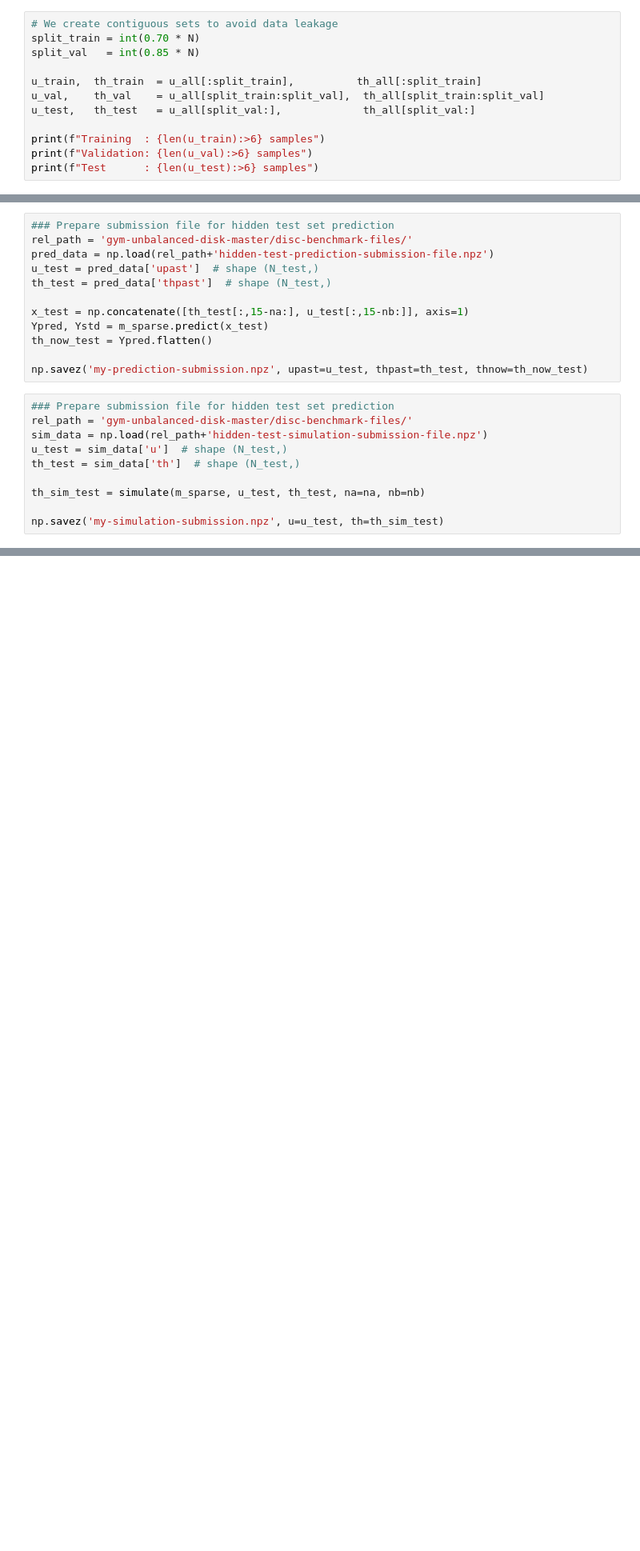
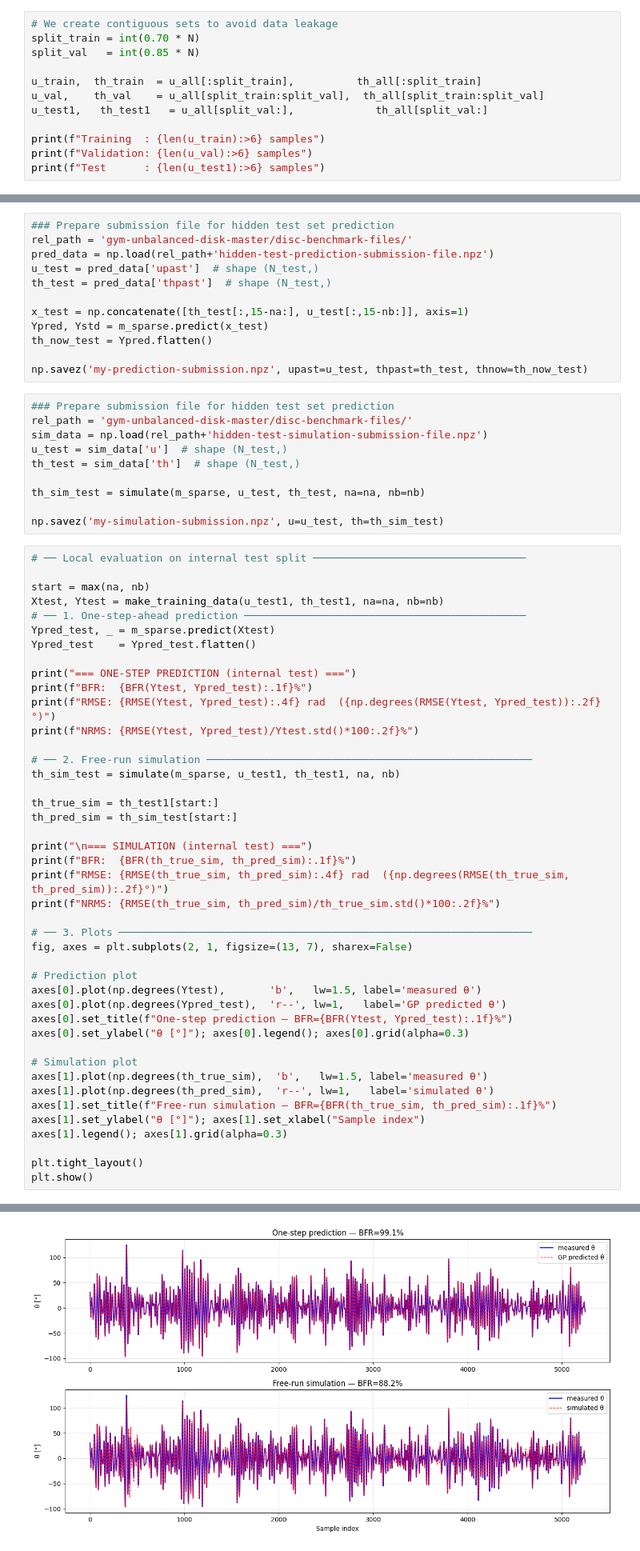
Before and after one commit to SpyrosAnog/ML-for-control-systems-Pendulum, a Jupyter notebook: GaussianProcess.ipynb, the cells around one changed output, grey strips where cells are left out. Shown at 80% size. Drawn from its saved outputs; the diff is of its cells as text; blank space fills up the shorter version.

```diff
--- a/GaussianProcess.ipynb
+++ b/GaussianProcess.ipynb
@@ -22,11 +22,11 @@ split_val   = int(0.85 * N)
 
 u_train,  th_train  = u_all[:split_train],          th_all[:split_train]
 u_val,    th_val    = u_all[split_train:split_val],  th_all[split_train:split_val]
-u_test,   th_test   = u_all[split_val:],             th_all[split_val:]
+u_test1,   th_test1   = u_all[split_val:],             th_all[split_val:]
 
 print(f"Training  : {len(u_train):>6} samples")
 print(f"Validation: {len(u_val):>6} samples")
-print(f"Test      : {len(u_test):>6} samples")
+print(f"Test      : {len(u_test1):>6} samples")
 # %% [output]
 Training  :  24500 samples
 Validation:   5250 samples
@@ -523,3 +523,47 @@ th_test = sim_data['th']  # shape (N_test,)
 th_sim_test = simulate(m_sparse, u_test, th_test, na=na, nb=nb)
 
 np.savez('my-simulation-submission.npz', u=u_test, th=th_sim_test)
+# %%
+# ── Local evaluation on internal test split ──────────────────────────────────
+
+start = max(na, nb)
+Xtest, Ytest = make_training_data(u_test1, th_test1, na=na, nb=nb)
+# ── 1. One-step-ahead prediction ─────────────────────────────────────────────
+Ypred_test, _ = m_sparse.predict(Xtest)
+Ypred_test    = Ypred_test.flatten()
+
+print("=== ONE-STEP PREDICTION (internal test) ===")
+print(f"BFR:  {BFR(Ytest, Ypred_test):.1f}%")
+print(f"RMSE: {RMSE(Ytest, Ypred_test):.4f} rad  ({np.degrees(RMSE(Ytest, Ypred_test)):.2f}°)")
+print(f"NRMS: {RMSE(Ytest, Ypred_test)/Ytest.std()*100:.2f}%")
+
+# ── 2. Free-run simulation ────────────────────────────────────────────────────
+th_sim_test = simulate(m_sparse, u_test1, th_test1, na, nb)
+
+th_true_sim = th_test1[start:]
+th_pred_sim = th_sim_test[start:]
+
+print("\n=== SIMULATION (internal test) ===")
+print(f"BFR:  {BFR(th_true_sim, th_pred_sim):.1f}%")
+print(f"RMSE: {RMSE(th_true_sim, th_pred_sim):.4f} rad  ({np.degrees(RMSE(th_true_sim, th_pred_sim)):.2f}°)")
+print(f"NRMS: {RMSE(th_true_sim, th_pred_sim)/th_true_sim.std()*100:.2f}%")
+
+# ── 3. Plots ──────────────────────────────────────────────────────────────────
+fig, axes = plt.subplots(2, 1, figsize=(13, 7), sharex=False)
+
+# Prediction plot
+axes[0].plot(np.degrees(Ytest),       'b',   lw=1.5, label='measured θ')
+axes[0].plot(np.degrees(Ypred_test),  'r--', lw=1,   label='GP predicted θ')
+axes[0].set_title(f"One-step prediction — BFR={BFR(Ytest, Ypred_test):.1f}%")
+axes[0].set_ylabel("θ [°]"); axes[0].legend(); axes[0].grid(alpha=0.3)
+
+# Simulation plot
+axes[1].plot(np.degrees(th_true_sim),  'b',   lw=1.5, label='measured θ')
+axes[1].plot(np.degrees(th_pred_sim),  'r--', lw=1,   label='simulated θ')
+axes[1].set_title(f"Free-run simulation — BFR={BFR(th_true_sim, th_pred_sim):.1f}%")
+axes[1].set_ylabel("θ [°]"); axes[1].set_xlabel("Sample index")
+axes[1].legend(); axes[1].grid(alpha=0.3)
+
+plt.tight_layout()
+plt.show()
+# %% [output]
@@ -525,0 +579 @@ np.savez('my-simulation-submission.npz', u=u_test, th=th_sim_test)
+[figure, added]
```
Also changed, not shown: parts of 1 cell of this notebook, 20 other files.
